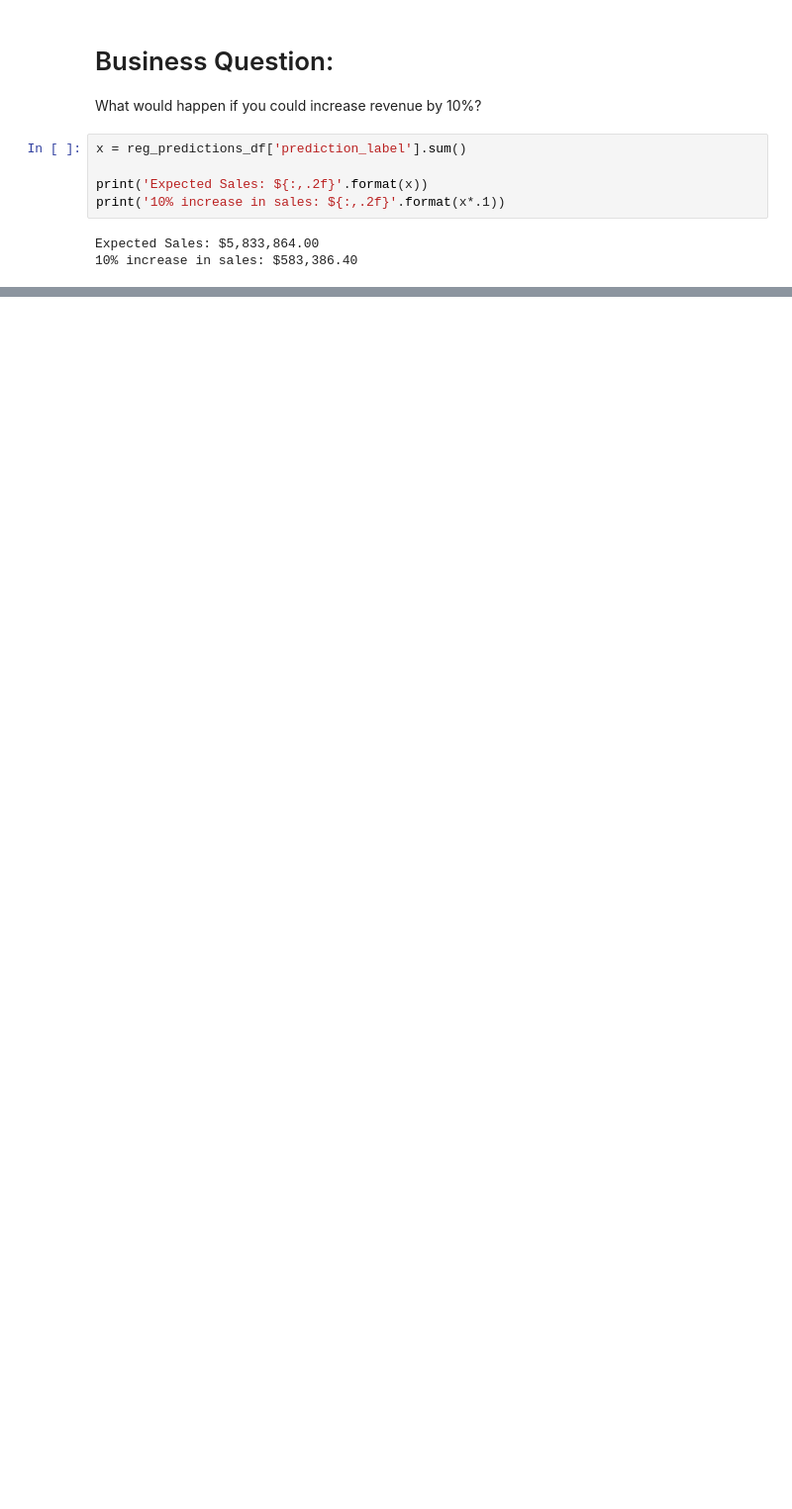
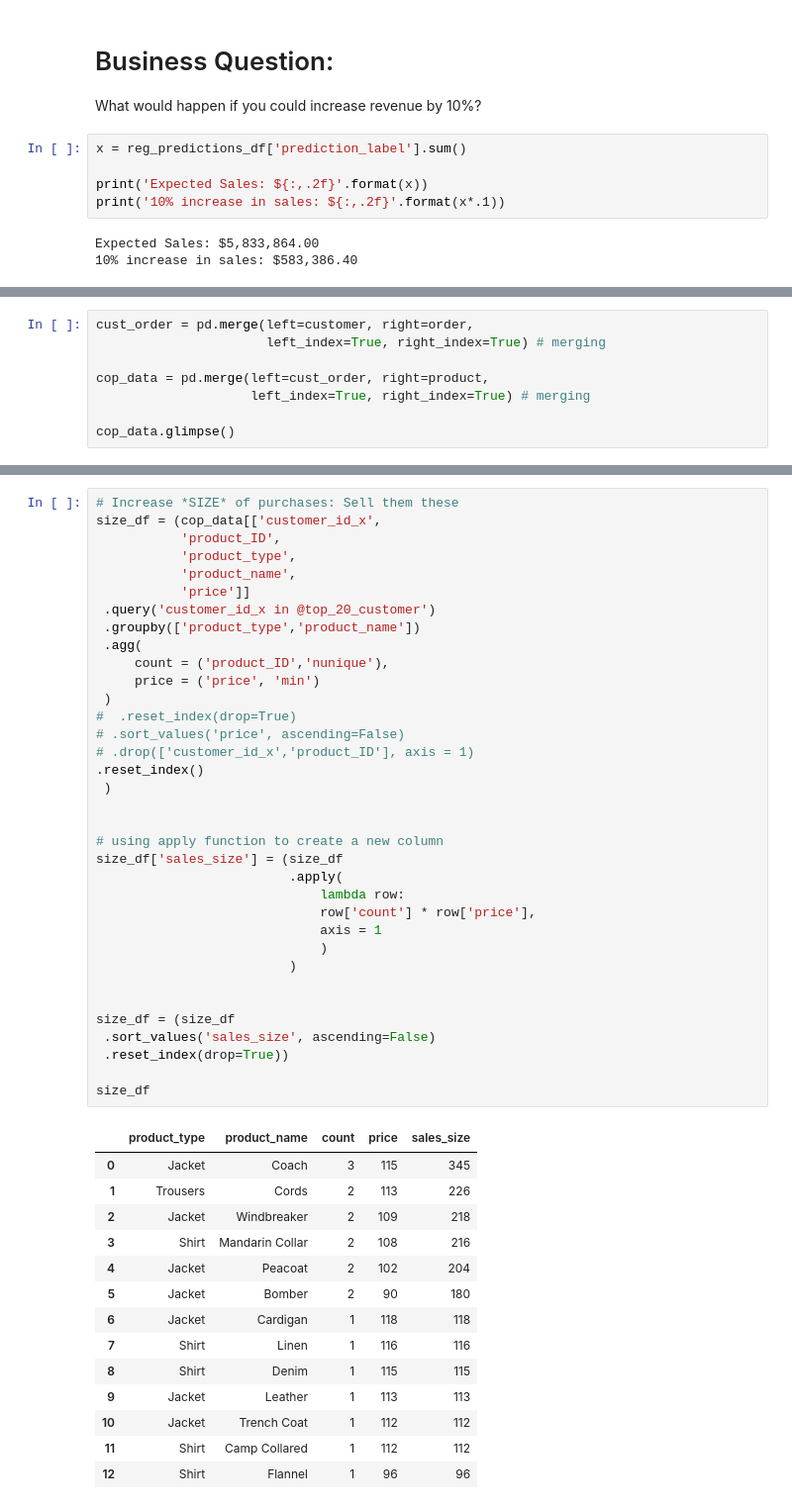
Before and after one commit to zachfreitas/Customer-Lifetime-Value-Techniques, a Jupyter notebook: 03_machine_learning_clv.ipynb, the cells around one changed output, grey strips where cells are left out. Shown at 99% size. Cells and saved outputs as stored; diff of their text form; blank space fills up the shorter version.

```diff
--- a/03_machine_learning_clv.ipynb
+++ b/03_machine_learning_clv.ipynb
@@ -462,0 +474,8 @@ Expected Sales: $5,833,864.00
+# %%
+cust_order = pd.merge(left=customer, right=order,
+                      left_index=True, right_index=True) # merging
+
+cop_data = pd.merge(left=cust_order, right=product,
+                    left_index=True, right_index=True) # merging
+
+cop_data.glimpse()
@@ -462,0 +526,50 @@ Expected Sales: $5,833,864.00
+# %%
+# Increase *SIZE* of purchases: Sell them these
+size_df = (cop_data[['customer_id_x',
+           'product_ID',
+           'product_type',
+           'product_name',
+           'price']]
+ .query('customer_id_x in @top_20_customer')
+ .groupby(['product_type','product_name'])
+ .agg(
+     count = ('product_ID','nunique'),
+     price = ('price', 'min')
+ )
+#  .reset_index(drop=True)
+# .sort_values('price', ascending=False)
+# .drop(['customer_id_x','product_ID'], axis = 1)
+.reset_index()
+ )
+
+
+# using apply function to create a new column
+size_df['sales_size'] = (size_df
+                         .apply(
+                             lambda row:
+                             row['count'] * row['price'],
+                             axis = 1
+                             )
+                         )
+
+
+size_df = (size_df
+ .sort_values('sales_size', ascending=False)
+ .reset_index(drop=True))
+
+size_df
+# %% [output]
+|  | product_type | product_name | count | price | sales_size |
+| 0 | Jacket | Coach | 3 | 115 | 345 |
+| 1 | Trousers | Cords | 2 | 113 | 226 |
+| 2 | Jacket | Windbreaker | 2 | 109 | 218 |
+| 3 | Shirt | Mandarin Collar | 2 | 108 | 216 |
+| 4 | Jacket | Peacoat | 2 | 102 | 204 |
+| 5 | Jacket | Bomber | 2 | 90 | 180 |
+| 6 | Jacket | Cardigan | 1 | 118 | 118 |
+| 7 | Shirt | Linen | 1 | 116 | 116 |
+| 8 | Shirt | Denim | 1 | 115 | 115 |
+| 9 | Jacket | Leather | 1 | 113 | 113 |
+| 10 | Jacket | Trench Coat | 1 | 112 | 112 |
+| 11 | Shirt | Camp Collared | 1 | 112 | 112 |
+| 12 | Shirt | Flannel | 1 | 96 | 96 |
```
Also changed, not shown: parts of 7 cells of this notebook.
